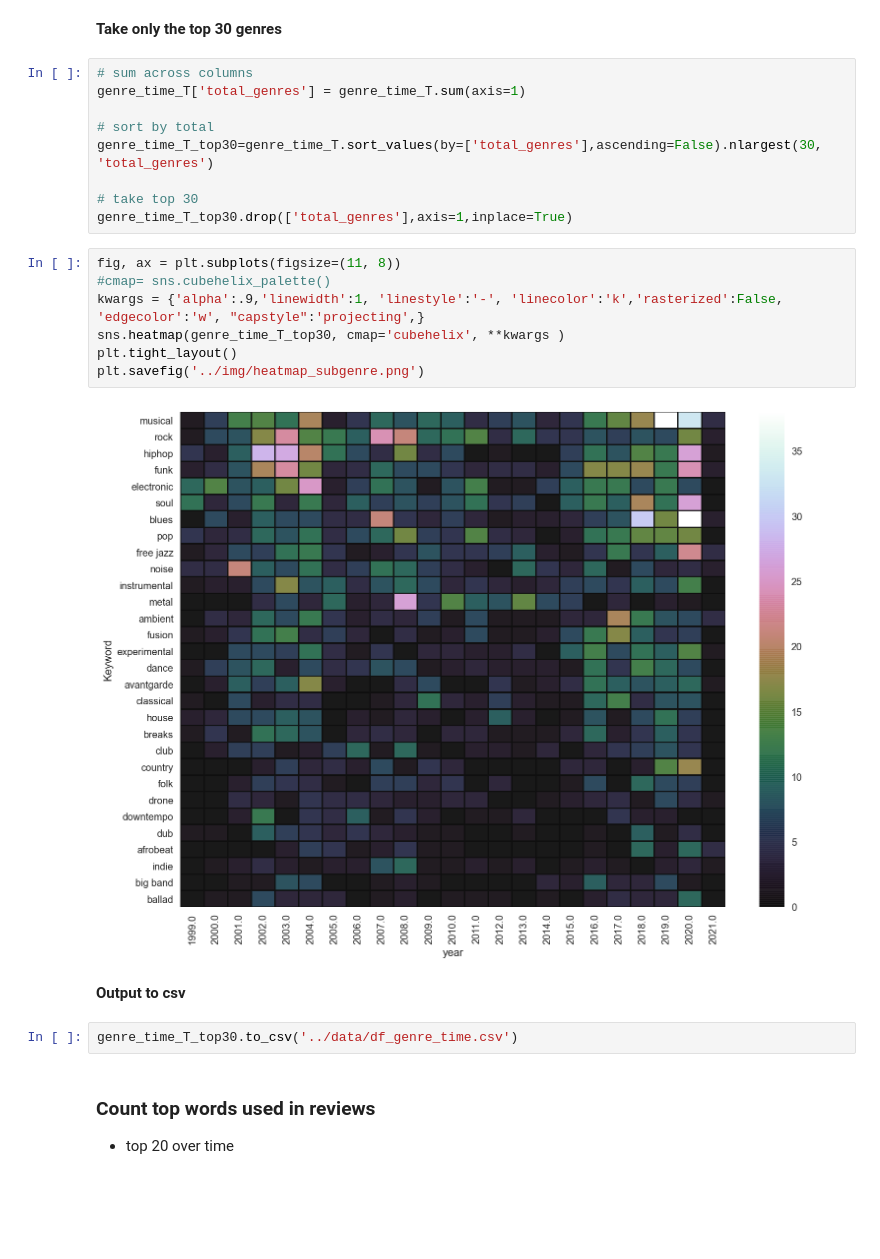
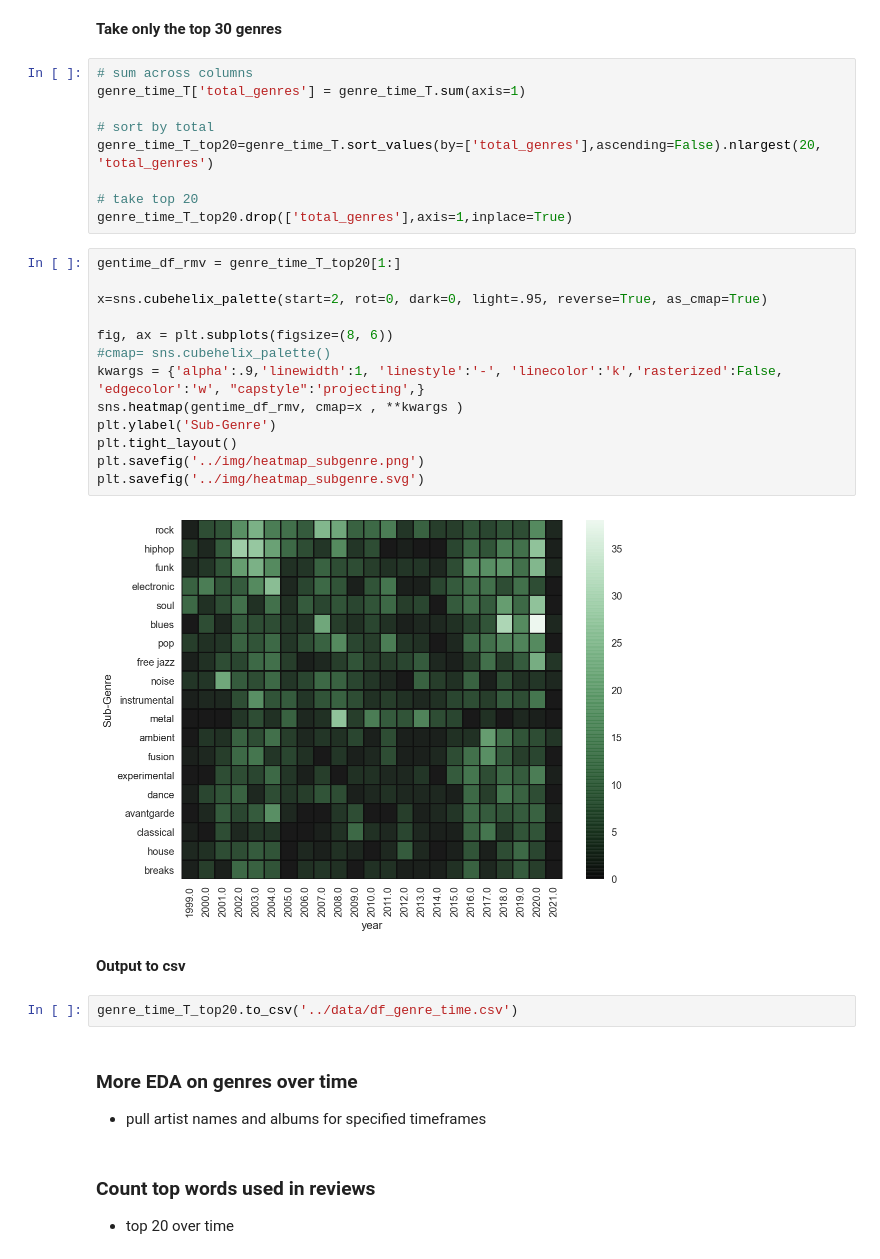
Before and after one commit to chan-chris/Metis_proj5, a Jupyter notebook: pgms/01_pitchfork_review_analysis.ipynb, the cells around one changed output. Drawn from its saved outputs; the diff is of its cells as text; blank space fills up the shorter version.

Commit message:
updating with graphs

```diff
--- a/pgms/01_pitchfork_review_analysis.ipynb
+++ b/pgms/01_pitchfork_review_analysis.ipynb
@@ -906,23 +694,32 @@ plt.show()
 genre_time_T['total_genres'] = genre_time_T.sum(axis=1)
 
 # sort by total
-genre_time_T_top30=genre_time_T.sort_values(by=['total_genres'],ascending=False).nlargest(30, 'total_genres')
+genre_time_T_top20=genre_time_T.sort_values(by=['total_genres'],ascending=False).nlargest(20, 'total_genres')
 
-# take top 30
-genre_time_T_top30.drop(['total_genres'],axis=1,inplace=True)
+# take top 20
+genre_time_T_top20.drop(['total_genres'],axis=1,inplace=True)
 # %%
-fig, ax = plt.subplots(figsize=(11, 8))
+gentime_df_rmv = genre_time_T_top20[1:]
+
+x=sns.cubehelix_palette(start=2, rot=0, dark=0, light=.95, reverse=True, as_cmap=True)
+
+fig, ax = plt.subplots(figsize=(8, 6))
 #cmap= sns.cubehelix_palette()
 kwargs = {'alpha':.9,'linewidth':1, 'linestyle':'-', 'linecolor':'k','rasterized':False, 'edgecolor':'w', "capstyle":'projecting',}
-sns.heatmap(genre_time_T_top30, cmap='cubehelix', **kwargs )
+sns.heatmap(gentime_df_rmv, cmap=x , **kwargs )
+plt.ylabel('Sub-Genre')
 plt.tight_layout()
 plt.savefig('../img/heatmap_subgenre.png')
+plt.savefig('../img/heatmap_subgenre.svg')
 # %% [output]
-[figure, old version]
+[figure, new version]
 # %% [markdown]
 **Output to csv**
 # %%
-genre_time_T_top30.to_csv('../data/df_genre_time.csv')
+genre_time_T_top20.to_csv('../data/df_genre_time.csv')
+# %% [markdown]
+### More EDA on genres over time
+- pull artist names and albums for specified timeframes
 # %% [markdown]
 ### Count top words used in reviews
 - top 20 over time
```
Also changed, not shown: parts of 62 cells of this notebook, 8 other files.
